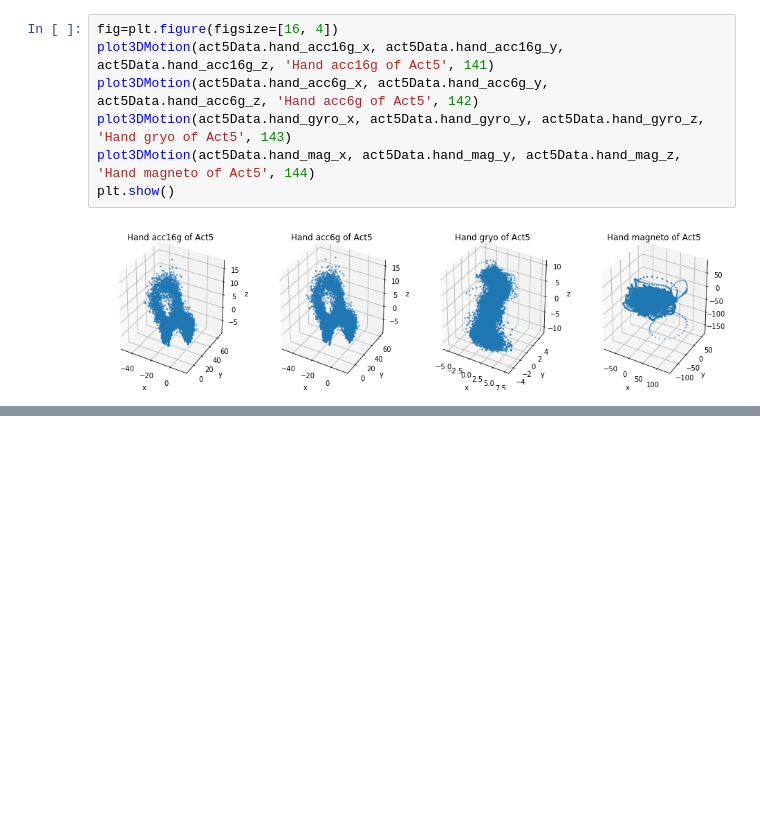
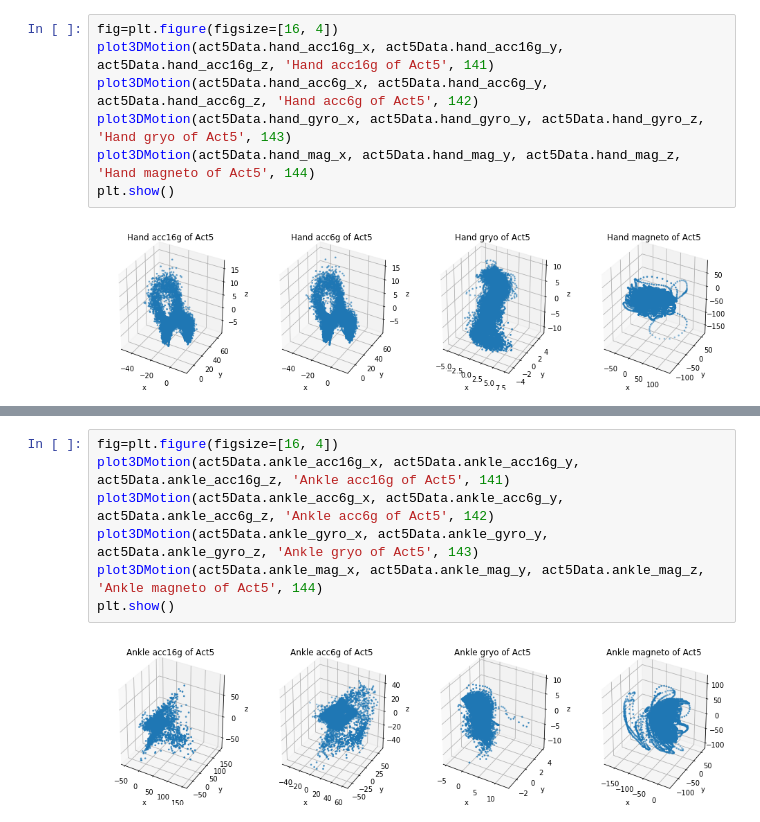
Before and after one commit to kcmeehan/BiometricsActivityClassification, a Jupyter notebook: explore_subject101.ipynb, the cells around one changed output, grey strips where cells are left out. Saved outputs shown, nothing was run; the diff lists cells and outputs as text; blank space fills up the shorter version.

```diff
--- a/explore_subject101.ipynb
+++ b/explore_subject101.ipynb
@@ -281 +312,10 @@ plt.show()
+# %%
+fig=plt.figure(figsize=[16, 4])
+plot3DMotion(act5Data.ankle_acc16g_x, act5Data.ankle_acc16g_y, act5Data.ankle_acc16g_z, 'Ankle acc16g of Act5', 141)
+plot3DMotion(act5Data.ankle_acc6g_x, act5Data.ankle_acc6g_y, act5Data.ankle_acc6g_z, 'Ankle acc6g of Act5', 142)
+plot3DMotion(act5Data.ankle_gyro_x, act5Data.ankle_gyro_y, act5Data.ankle_gyro_z, 'Ankle gryo of Act5', 143)
+plot3DMotion(act5Data.ankle_mag_x, act5Data.ankle_mag_y, act5Data.ankle_mag_z, 'Ankle magneto of Act5', 144)
+plt.show()
+# %% [output]
+[figure, added]
 # %%
```
Also changed, not shown: parts of 26 cells of this notebook.
